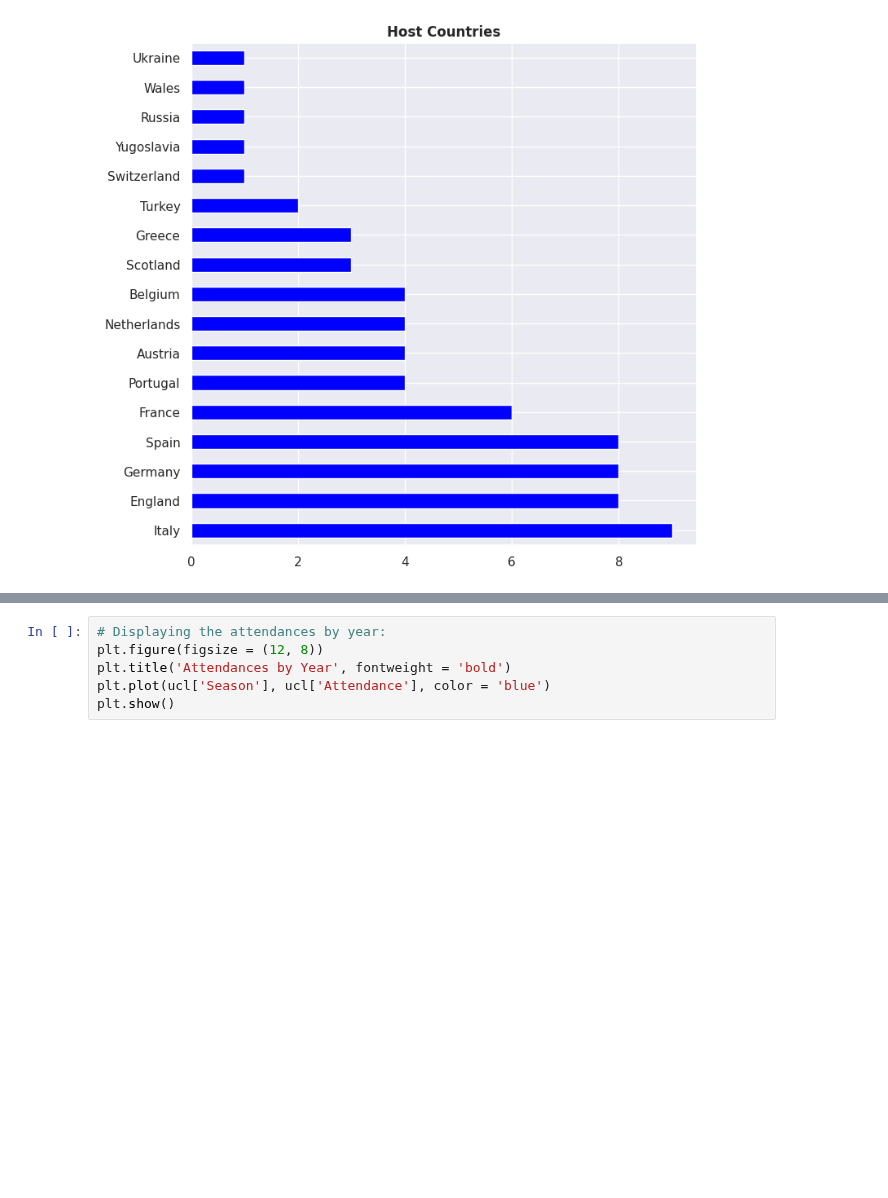
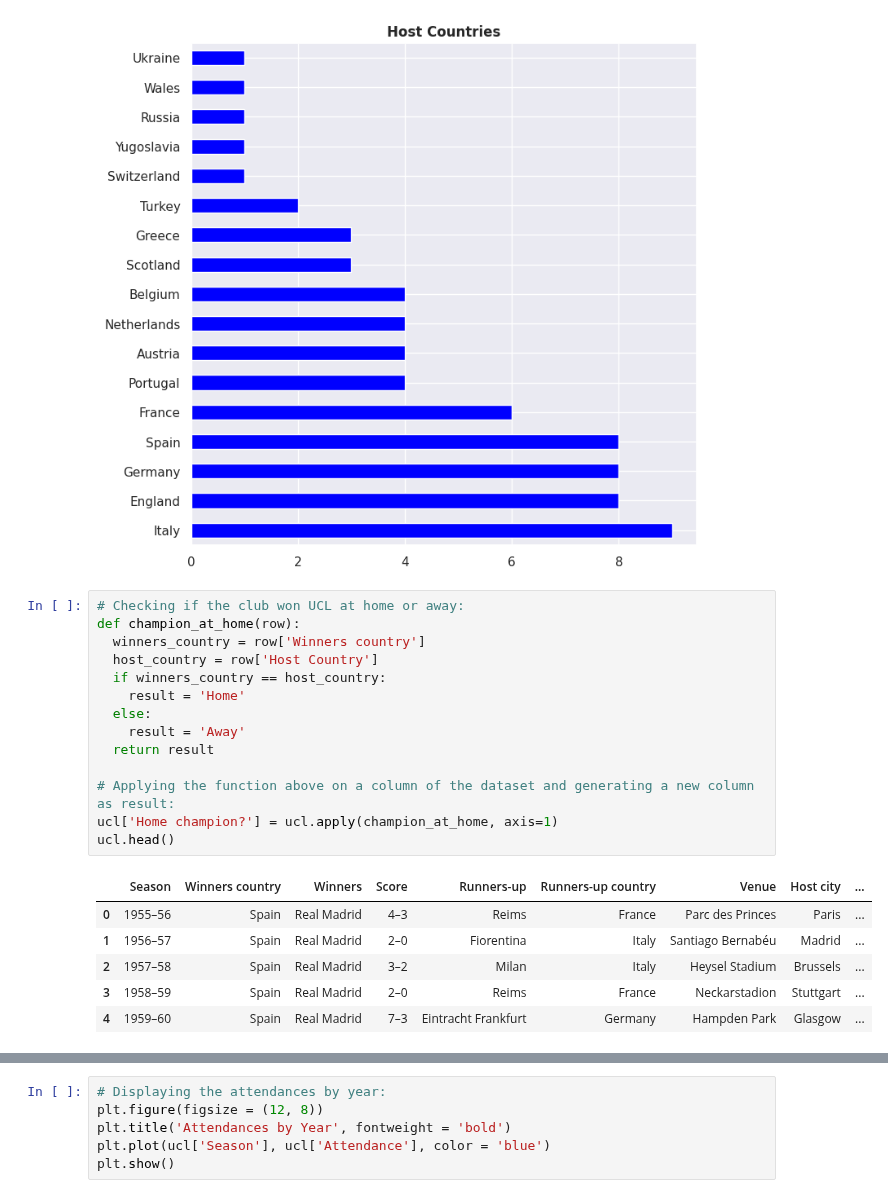
Before and after one commit to guilhermelaviola/SoccerCompetitionsStudy, a Jupyter notebook: UCLStudy.ipynb, the cells around one changed output, grey strips where cells are left out. Saved outputs shown, nothing was run; the diff lists cells and outputs as text; blank space fills up the shorter version.

```diff
--- a/UCLStudy.ipynb
+++ b/UCLStudy.ipynb
@@ -105,3 +105,24 @@ plt.title('Host Countries', fontweight = 'bold')
 plt.show()
 # %% [output]
 [figure]
+# %%
+# Checking if the club won UCL at home or away:
+def champion_at_home(row):
+  winners_country = row['Winners country']
+  host_country = row['Host Country']
+  if winners_country == host_country:
+    result = 'Home'
+  else:
+    result = 'Away'
+  return result
+
+# Applying the function above on a column of the dataset and generating a new column as result:
+ucl['Home champion?'] = ucl.apply(champion_at_home, axis=1)
+ucl.head()
+# %% [output]
+|  | Season | Winners country | Winners | Score | Runners-up | Runners-up country | Venue | Host city | ... |
+| 0 | 1955–56 | Spain | Real Madrid | 4–3 | Reims | France | Parc des Princes | Paris | ... |
+| 1 | 1956–57 | Spain | Real Madrid | 2–0 | Fiorentina | Italy | Santiago Bernabéu | Madrid | ... |
+| 2 | 1957–58 | Spain | Real Madrid | 3–2 | Milan | Italy | Heysel Stadium | Brussels | ... |
+| 3 | 1958–59 | Spain | Real Madrid | 2–0 | Reims | France | Neckarstadion | Stuttgart | ... |
+| 4 | 1959–60 | Spain | Real Madrid | 7–3 | Eintracht Frankfurt | Germany | Hampden Park | Glasgow | ... |
```
Also changed, not shown: parts of 3 cells of this notebook.
